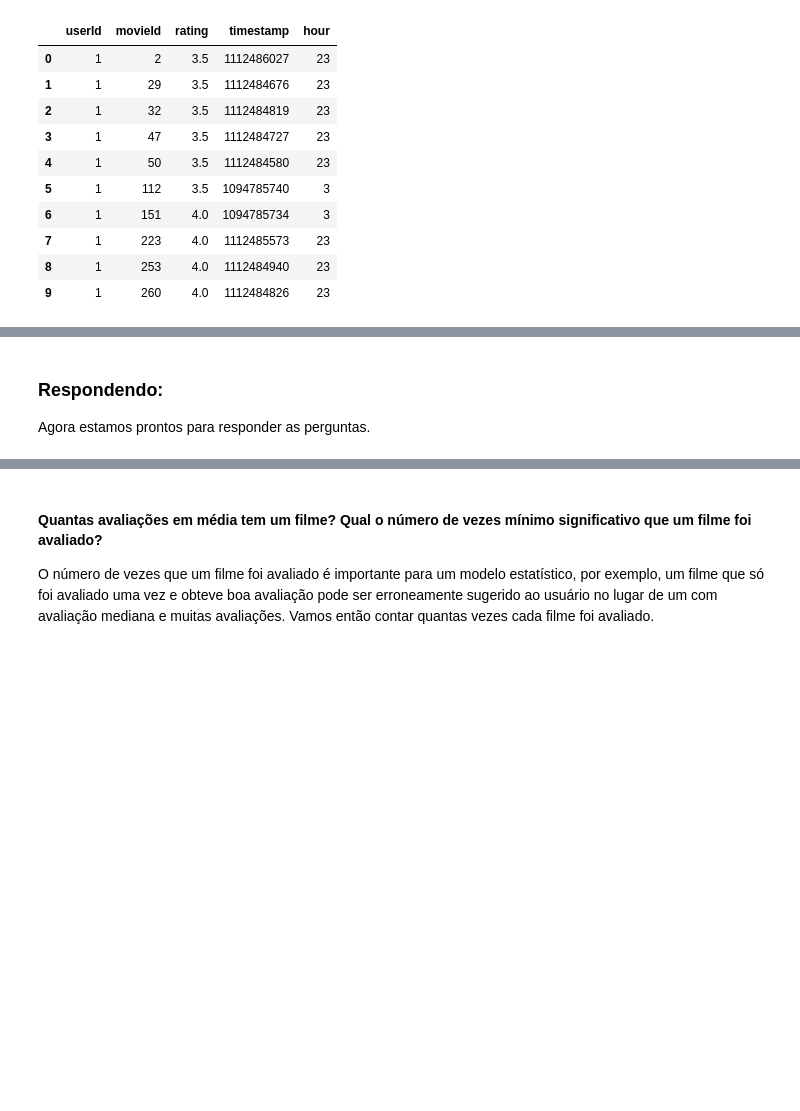
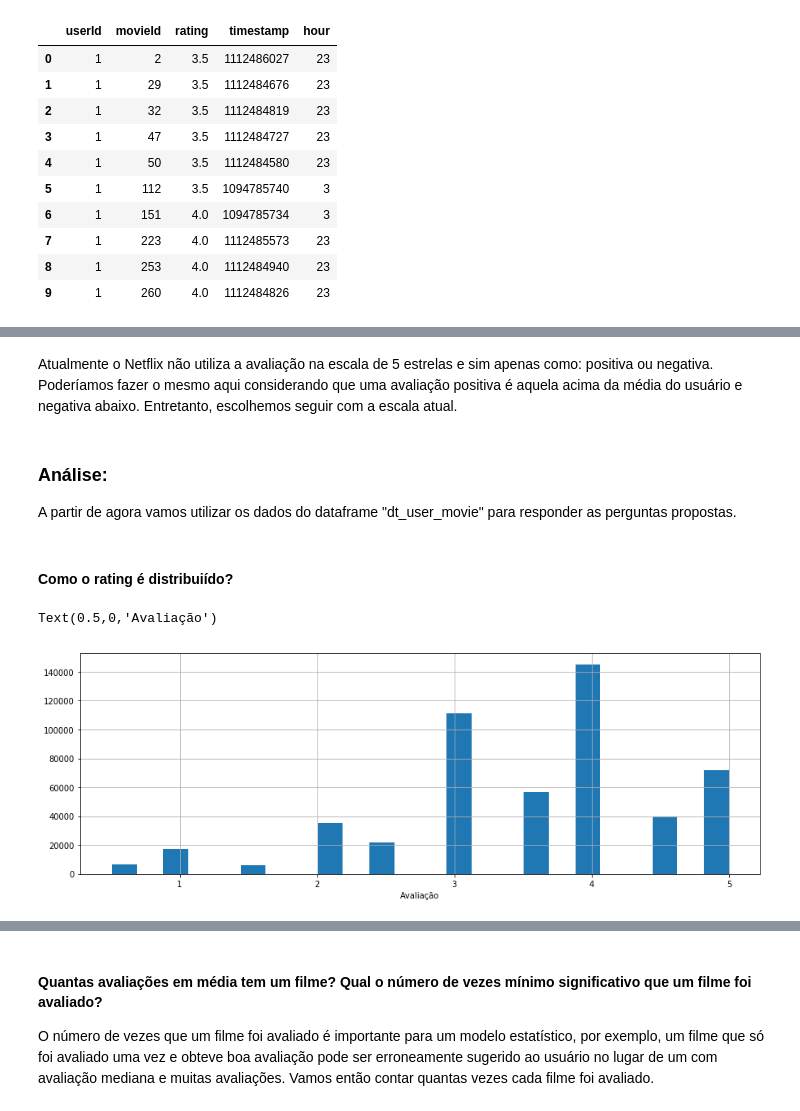
Before and after one commit to onimaru/Recommender_Systems, a Jupyter notebook: Teste Data Science Elo7.ipynb, the cells around one changed output, grey strips where cells are left out. Drawn from its saved outputs; the diff is of its cells as text; code cells hidden in the pictures; blank space fills up the shorter version.

```diff
--- a/Teste Data Science Elo7.ipynb
+++ b/Teste Data Science Elo7.ipynb
@@ -481,4 +544,2 @@ dt_user_movie.shape
-# %% [markdown]
-### Respondendo:
-
-Agora estamos prontos para responder as perguntas.
+# %% [markdown]
+Atualmente o Netflix não utiliza a avaliação na escala de 5 estrelas e sim apenas como: positiva ou negativa. Poderíamos fazer o mesmo aqui considerando que uma avaliação positiva é aquela acima da média do usuário e negativa abaixo. Entretanto, escolhemos seguir com a escala atual.
@@ -484,0 +551,12 @@ Agora estamos prontos para responder as perguntas.
+# %% [markdown]
+### Análise:
+
+A partir de agora vamos utilizar os dados do dataframe "dt_user_movie" para responder as perguntas propostas.
+# %% [markdown]
+#### Como o rating é distribuiído?
+# %%
+dt_user_movie['rating'].hist(edgecolor='w', figsize=(15,5), bins=24);
+plt.xlabel('Avaliação')
+# %% [output]
+Text(0.5,0,'Avaliação')
+[figure, added]
```
Also changed, not shown: parts of 89 cells of this notebook.
